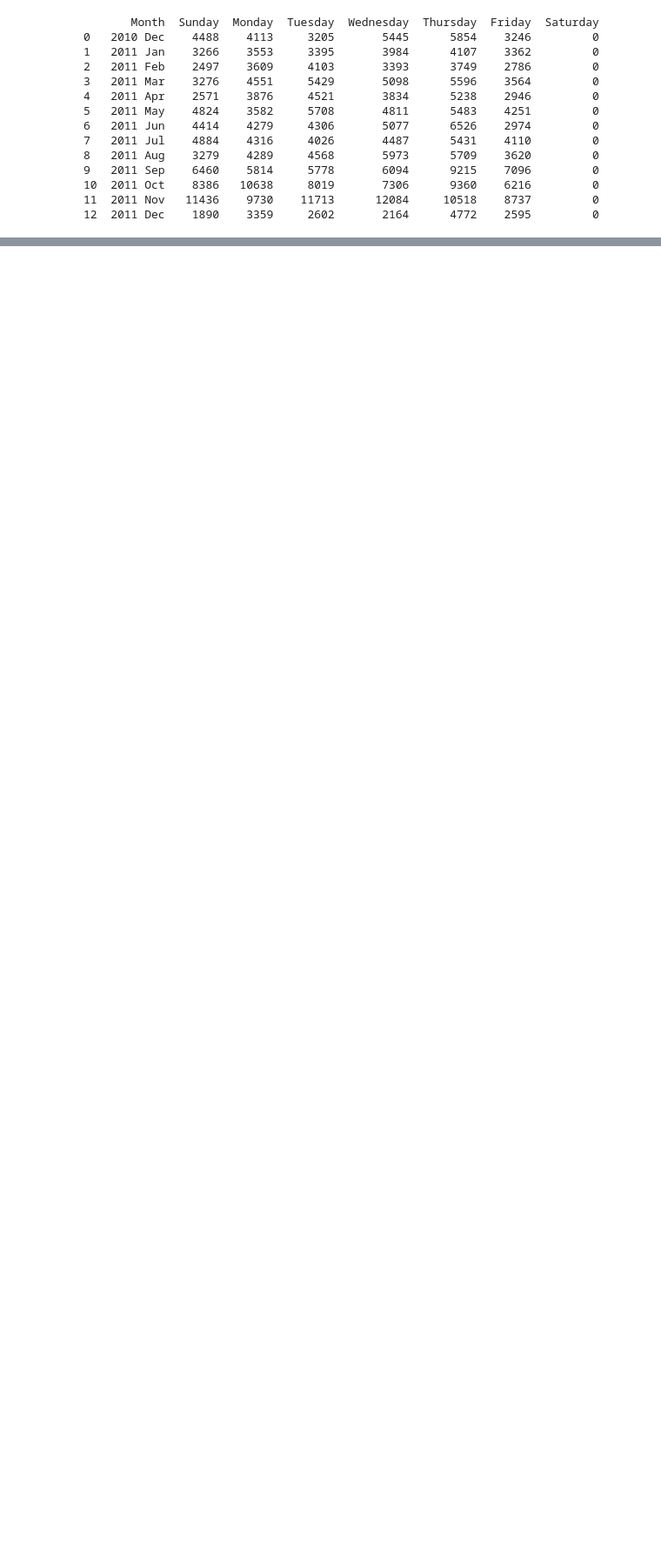
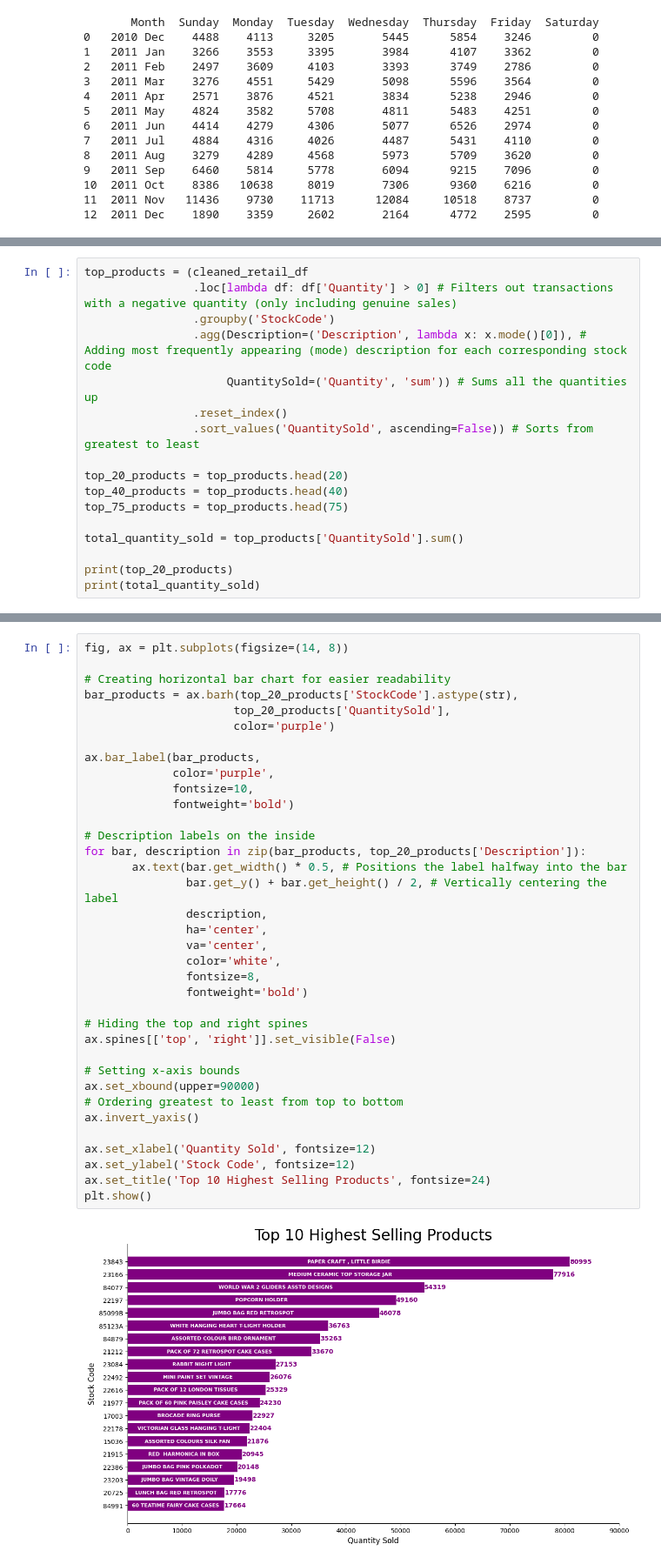
Before and after one commit to rymatata/coursera-exploratory-data-analysis, a Jupyter notebook: Notebooks/online_retail.ipynb, the cells around one changed output, grey strips where cells are left out. Shown at 87% size. Cells and saved outputs as stored; diff of their text form; blank space fills up the shorter version.

```diff
--- a/Notebooks/online_retail.ipynb
+++ b/Notebooks/online_retail.ipynb
@@ -709,3 +709,20 @@ As determined before, the months January, February, and December of 2011 all exp
 For the days of the week that saw the most amount of transactions, those would belong to Wednesday and Thursday. Ranging across all the recorded months, whether they be one of the busiest or least busiest, Wednesdays and Thursdays consistently recorded the most amount of transactions throughout the weeks. Thursday specifically benefits from the proximity of the upcoming weekend, as buyers will purchase products in anticipation of being paid the next day.
 
 The most apparent outlier within this dataset is the complete absence of Saturday transactions. From December of 2010 to December of 2011, not a single transaction was recorded on a Saturday. This could be factored down to something wrong with the original, uncleaned dataset where it did have transactions occur on Saturday, however, every single one of these transactions may have held some attribute that would cause them to be removed during cleaning. Whether it be missing columns or duplicate data.
+# %%
+top_products = (cleaned_retail_df
+                .loc[lambda df: df['Quantity'] > 0] # Filters out transactions with a negative quantity (only including genuine sales)
+                .groupby('StockCode')
+                .agg(Description=('Description', lambda x: x.mode()[0]), # Adding most frequently appearing (mode) description for each corresponding stock code
+                     QuantitySold=('Quantity', 'sum')) # Sums all the quantities up
+                .reset_index()
+                .sort_values('QuantitySold', ascending=False)) # Sorts from greatest to least
+
+top_20_products = top_products.head(20)
+top_40_products = top_products.head(40)
+top_75_products = top_products.head(75)
+
+total_quantity_sold = top_products['QuantitySold'].sum()
+
+print(top_20_products)
+print(total_quantity_sold)
@@ -711,0 +747,38 @@ The most apparent outlier within this dataset is the complete absence of Saturda
+# %%
+fig, ax = plt.subplots(figsize=(14, 8))
+
+# Creating horizontal bar chart for easier readability
+bar_products = ax.barh(top_20_products['StockCode'].astype(str),
+                      top_20_products['QuantitySold'],
+                      color='purple')
+
+ax.bar_label(bar_products,
+             color='purple',
+             fontsize=10,
+             fontweight='bold')
+
+# Description labels on the inside
+for bar, description in zip(bar_products, top_20_products['Description']):
+       ax.text(bar.get_width() * 0.5, # Positions the label halfway into the bar
+               bar.get_y() + bar.get_height() / 2, # Vertically centering the label
+               description,
+               ha='center',
+               va='center',
+               color='white',
+               fontsize=8,
+               fontweight='bold')
+
+# Hiding the top and right spines
+ax.spines[['top', 'right']].set_visible(False)
+
+# Setting x-axis bounds
+ax.set_xbound(upper=90000)
+# Ordering greatest to least from top to bottom
+ax.invert_yaxis()
+
+ax.set_xlabel('Quantity Sold', fontsize=12)
+ax.set_ylabel('Stock Code', fontsize=12)
+ax.set_title('Top 10 Highest Selling Products', fontsize=24)
+plt.show()
+# %% [output]
+[figure, added]
```
Also changed, not shown: parts of 7 cells of this notebook.
